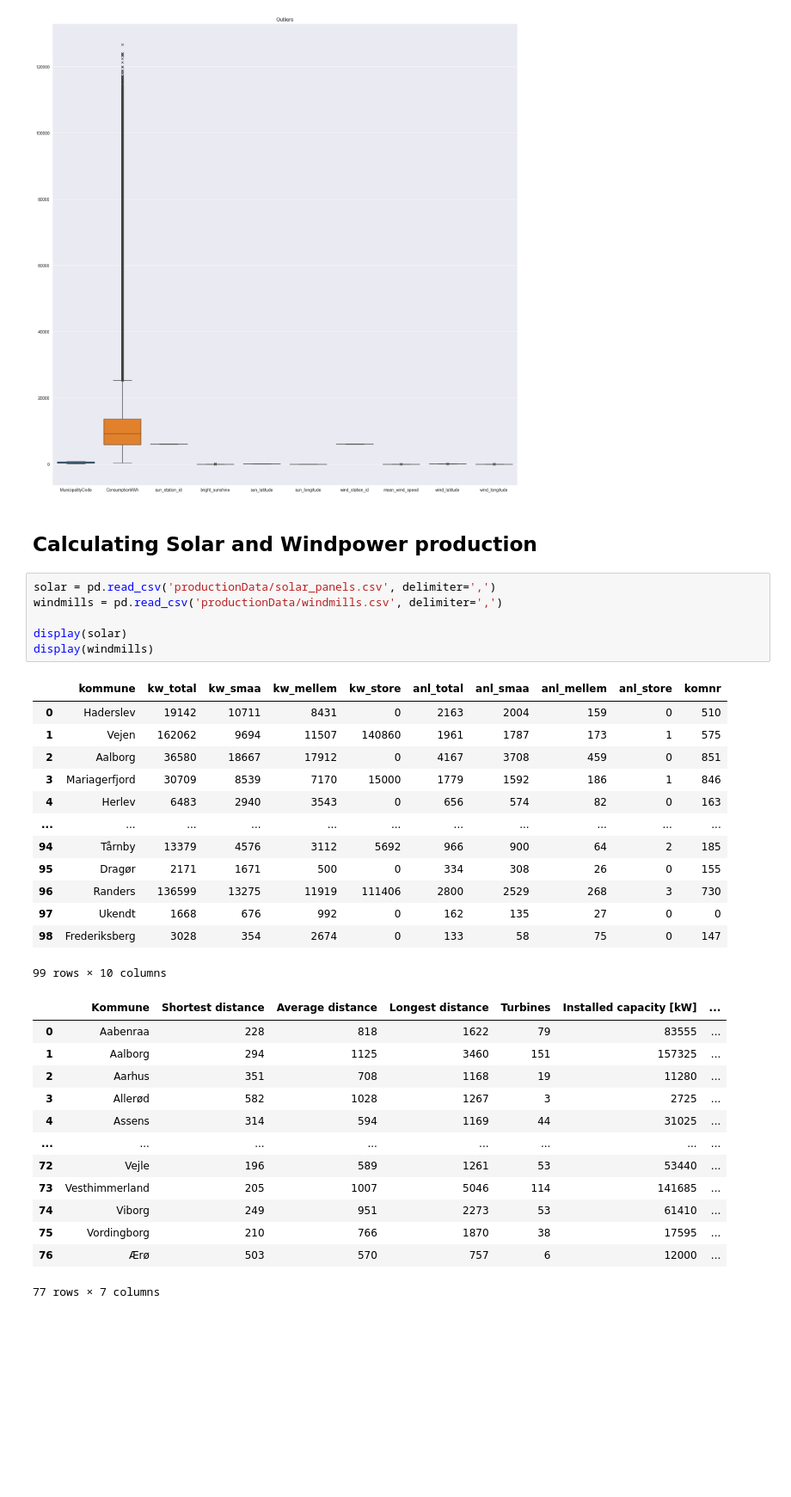
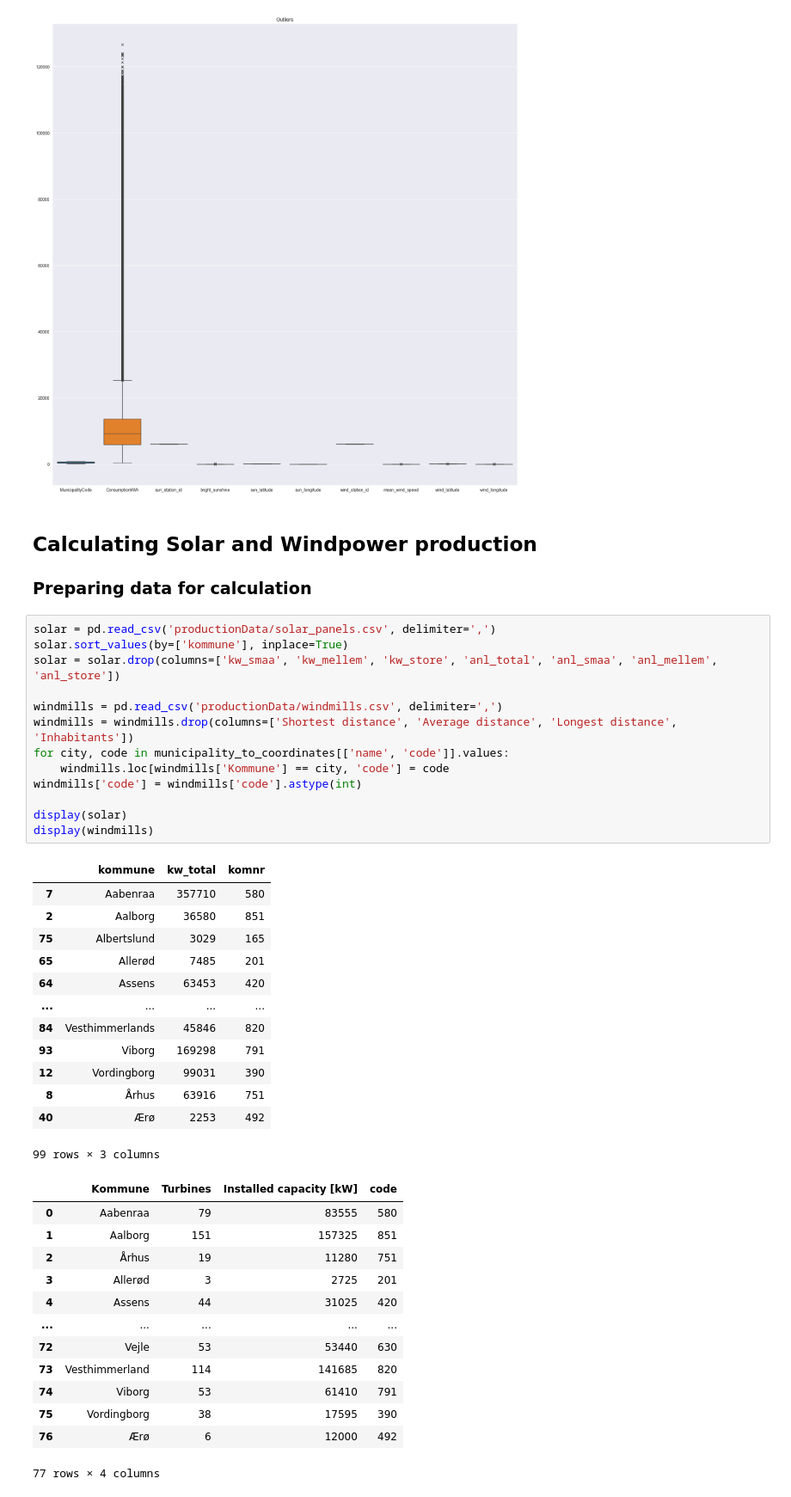
Before and after one commit to The-European-Avengers/BigDataProject, a Jupyter notebook: price_prediction.ipynb, the cells around one changed output. Shown at 86% size. Drawn from its saved outputs; the diff is of its cells as text; blank space fills up the shorter version.

Commit message:
Data cleanup and merged capacity to merged dataset

```diff
--- a/price_prediction.ipynb
+++ b/price_prediction.ipynb
@@ -258,36 +258,45 @@ plt.show()
 [figure]
 # %% [markdown]
 ## Calculating Solar and Windpower production
+
+### Preparing data for calculation
 # %%
 solar = pd.read_csv('productionData/solar_panels.csv', delimiter=',')
+solar.sort_values(by=['kommune'], inplace=True)
+solar = solar.drop(columns=['kw_smaa', 'kw_mellem', 'kw_store', 'anl_total', 'anl_smaa', 'anl_mellem', 'anl_store'])
+
 windmills = pd.read_csv('productionData/windmills.csv', delimiter=',')
+windmills = windmills.drop(columns=['Shortest distance', 'Average distance', 'Longest distance', 'Inhabitants'])
+for city, code in municipality_to_coordinates[['name', 'code']].values:
+    windmills.loc[windmills['Kommune'] == city, 'code'] = code
+windmills['code'] = windmills['code'].astype(int)
 
 display(solar)
 display(windmills)
 # %% [output]
-|  | kommune | kw_total | kw_smaa | kw_mellem | kw_store | anl_total | anl_smaa | anl_mellem | anl_store | komnr |
-| 0 | Haderslev | 19142 | 10711 | 8431 | 0 | 2163 | 2004 | 159 | 0 | 510 |
-| 1 | Vejen | 162062 | 9694 | 11507 | 140860 | 1961 | 1787 | 173 | 1 | 575 |
-| 2 | Aalborg | 36580 | 18667 | 17912 | 0 | 4167 | 3708 | 459 | 0 | 851 |
-| 3 | Mariagerfjord | 30709 | 8539 | 7170 | 15000 | 1779 | 1592 | 186 | 1 | 846 |
-| 4 | Herlev | 6483 | 2940 | 3543 | 0 | 656 | 574 | 82 | 0 | 163 |
-| ... | ... | ... | ... | ... | ... | ... | ... | ... | ... | ... |
-| 94 | Tårnby | 13379 | 4576 | 3112 | 5692 | 966 | 900 | 64 | 2 | 185 |
-| 95 | Dragør | 2171 | 1671 | 500 | 0 | 334 | 308 | 26 | 0 | 155 |
-| 96 | Randers | 136599 | 13275 | 11919 | 111406 | 2800 | 2529 | 268 | 3 | 730 |
-| 97 | Ukendt | 1668 | 676 | 992 | 0 | 162 | 135 | 27 | 0 | 0 |
-| 98 | Frederiksberg | 3028 | 354 | 2674 | 0 | 133 | 58 | 75 | 0 | 147 |
+|  | kommune | kw_total | komnr |
+| 7 | Aabenraa | 357710 | 580 |
+| 2 | Aalborg | 36580 | 851 |
+| 75 | Albertslund | 3029 | 165 |
+| 65 | Allerød | 7485 | 201 |
+| 64 | Assens | 63453 | 420 |
+| ... | ... | ... | ... |
+| 84 | Vesthimmerlands | 45846 | 820 |
+| 93 | Viborg | 169298 | 791 |
+| 12 | Vordingborg | 99031 | 390 |
+| 8 | Århus | 63916 | 751 |
+| 40 | Ærø | 2253 | 492 |
-99 rows × 10 columns
+99 rows × 3 columns
-|  | Kommune | Shortest distance | Average distance | Longest distance | Turbines | Installed capacity [kW] | ... |
-| 0 | Aabenraa | 228 | 818 | 1622 | 79 | 83555 | ... |
-| 1 | Aalborg | 294 | 1125 | 3460 | 151 | 157325 | ... |
-| 2 | Aarhus | 351 | 708 | 1168 | 19 | 11280 | ... |
-| 3 | Allerød | 582 | 1028 | 1267 | 3 | 2725 | ... |
-| 4 | Assens | 314 | 594 | 1169 | 44 | 31025 | ... |
-| ... | ... | ... | ... | ... | ... | ... | ... |
-| 72 | Vejle | 196 | 589 | 1261 | 53 | 53440 | ... |
-| 73 | Vesthimmerland | 205 | 1007 | 5046 | 114 | 141685 | ... |
-| 74 | Viborg | 249 | 951 | 2273 | 53 | 61410 | ... |
-| 75 | Vordingborg | 210 | 766 | 1870 | 38 | 17595 | ... |
-| 76 | Ærø | 503 | 570 | 757 | 6 | 12000 | ... |
+|  | Kommune | Turbines | Installed capacity [kW] | code |
+| 0 | Aabenraa | 79 | 83555 | 580 |
+| 1 | Aalborg | 151 | 157325 | 851 |
+| 2 | Århus | 19 | 11280 | 751 |
+| 3 | Allerød | 3 | 2725 | 201 |
+| 4 | Assens | 44 | 31025 | 420 |
+| ... | ... | ... | ... | ... |
+| 72 | Vejle | 53 | 53440 | 630 |
+| 73 | Vesthimmerland | 114 | 141685 | 820 |
+| 74 | Viborg | 53 | 61410 | 791 |
+| 75 | Vordingborg | 38 | 17595 | 390 |
+| 76 | Ærø | 6 | 12000 | 492 |
-77 rows × 7 columns
+77 rows × 4 columns
```
Also changed, not shown: parts of 2 cells of this notebook, 3 other files.
